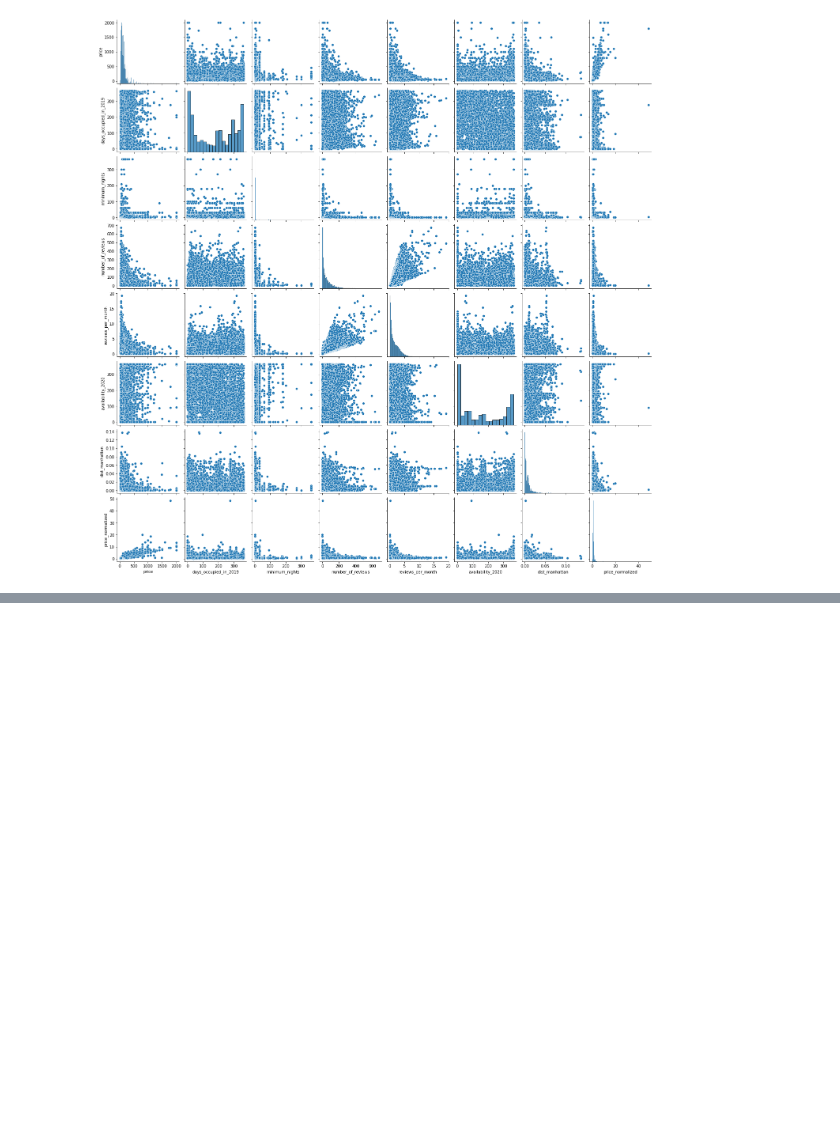
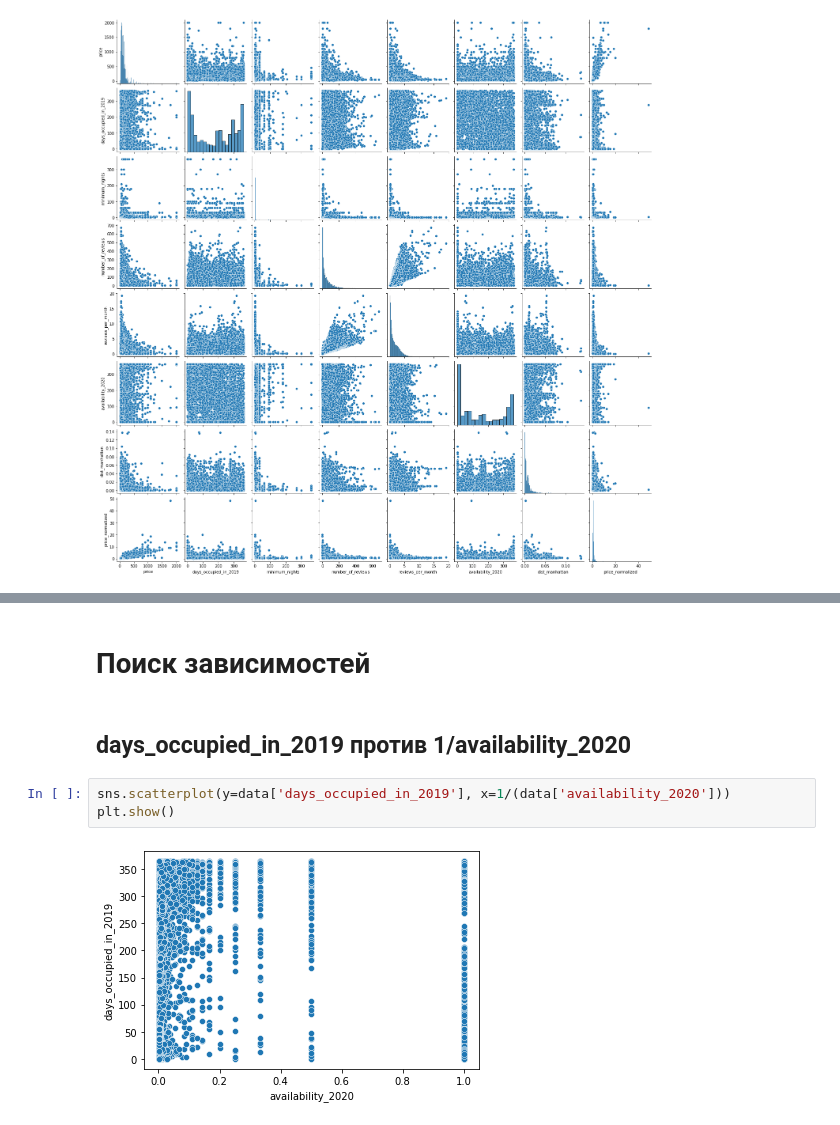
Before and after one commit to pnnovikova/Python_project_2023, a Jupyter notebook: notebook_project_part_1.ipynb, the cells around one changed output, grey strips where cells are left out. Cells and saved outputs as stored; diff of their text form; blank space fills up the shorter version.

```diff
--- a/notebook_project_part_1.ipynb
+++ b/notebook_project_part_1.ipynb
@@ -117,0 +134,9 @@ sns.pairplot(data.iloc[:, 4:]);
+# %% [markdown]
+# Поиск зависимостей
+# %% [markdown]
+## days_occupied_in_2019 против 1/availability_2020
+# %%
+sns.scatterplot(y=data['days_occupied_in_2019'], x=1/(data['availability_2020']))
+plt.show()
+# %% [output]
+[figure, added]
```
Also changed, not shown: parts of 11 cells of this notebook.
